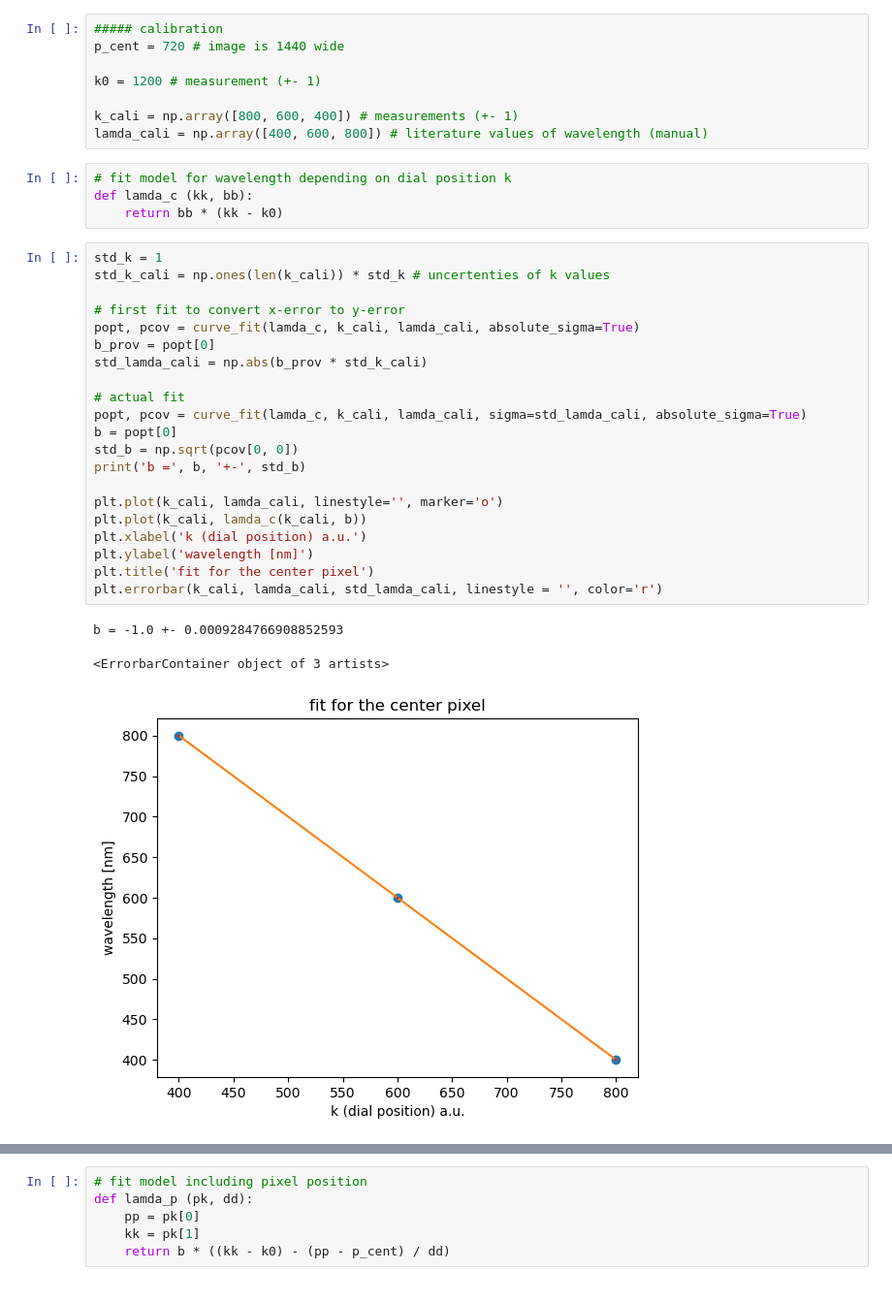
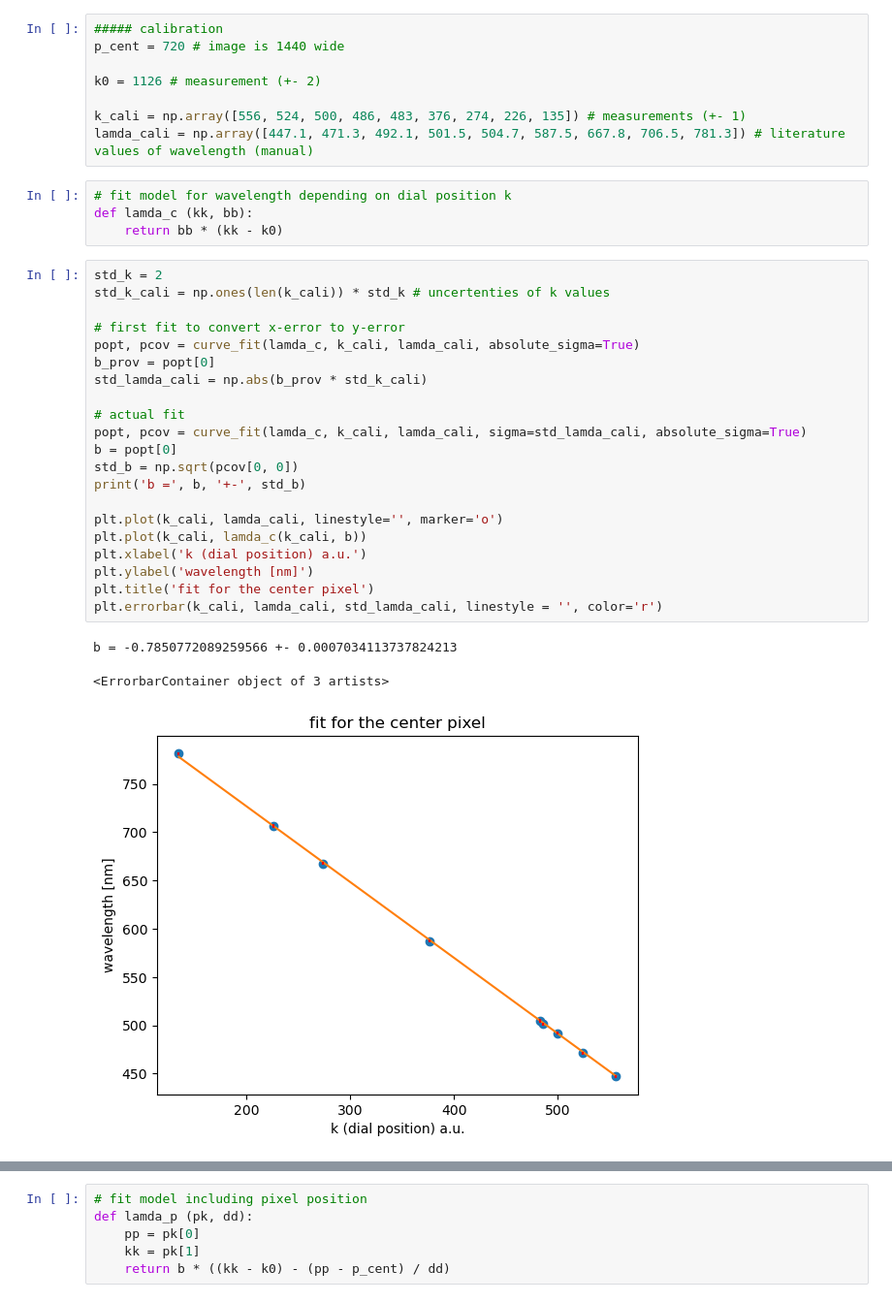
Before and after one commit to mengislukas-beep/Labor_Kiran_Lukas, a Jupyter notebook: Spektro2/spectroscopyII.ipynb, the cells around one changed output, grey strips where cells are left out. Shown at 97% size. Saved outputs shown, nothing was run; the diff lists cells and outputs as text.

```diff
--- a/Spektro2/spectroscopyII.ipynb
+++ b/Spektro2/spectroscopyII.ipynb
@@ -7,37 +7,37 @@ from scipy.differentiate import jacobian
 ##### calibration
 p_cent = 720 # image is 1440 wide
 
-k0 = 1200 # measurement (+- 1)
+k0 = 1126 # measurement (+- 2)
 
-k_cali = np.array([800, 600, 400]) # measurements (+- 1)
-lamda_cali = np.array([400, 600, 800]) # literature values of wavelength (manual)
+k_cali = np.array([556, 524, 500, 486, 483, 376, 274, 226, 135]) # measurements (+- 1)
+lamda_cali = np.array([447.1, 471.3, 492.1, 501.5, 504.7, 587.5, 667.8, 706.5, 781.3]) # literature values of wavelength (manual)
 # %%
 # fit model for wavelength depending on dial position k
 def lamda_c (kk, bb):
     return bb * (kk - k0)
 # %%
-std_k = 1
+std_k = 2
 std_k_cali = np.ones(len(k_cali)) * std_k # uncertenties of k values
 
 # first fit to convert x-error to y-error
 popt, pcov = curve_fit(lamda_c, k_cali, lamda_cali, absolute_sigma=True)
 b_prov = popt[0]
 std_lamda_cali = np.abs(b_prov * std_k_cali)
 
 # actual fit
 popt, pcov = curve_fit(lamda_c, k_cali, lamda_cali, sigma=std_lamda_cali, absolute_sigma=True)
 b = popt[0]
 std_b = np.sqrt(pcov[0, 0])
 print('b =', b, '+-', std_b)
 
 plt.plot(k_cali, lamda_cali, linestyle='', marker='o')
 plt.plot(k_cali, lamda_c(k_cali, b))
 plt.xlabel('k (dial position) a.u.')
 plt.ylabel('wavelength [nm]')
 plt.title('fit for the center pixel')
 plt.errorbar(k_cali, lamda_cali, std_lamda_cali, linestyle = '', color='r')
 # %% [output]
-b = -1.0 +- 0.0009284766908852593
+b = -0.7850772089259566 +- 0.0007034113737824213
 <ErrorbarContainer object of 3 artists>
-[figure, old version]
+[figure, new version]
 # %%
```
Also changed, not shown: parts of 7 cells of this notebook, 1 other file.
